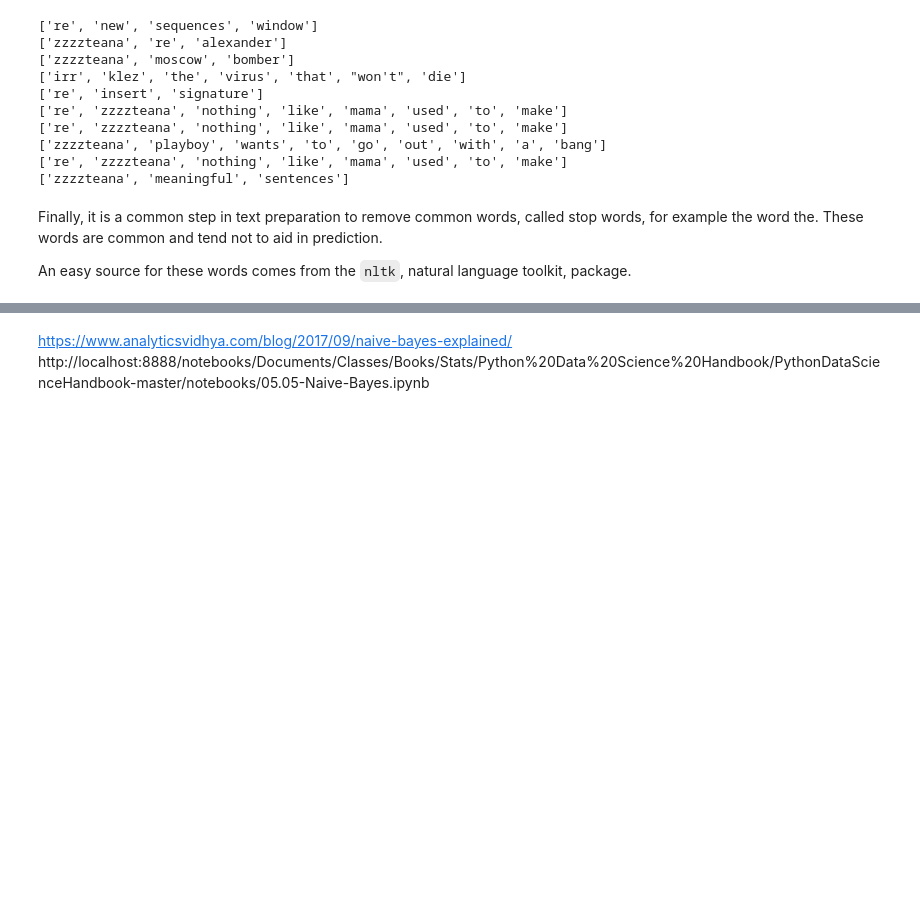
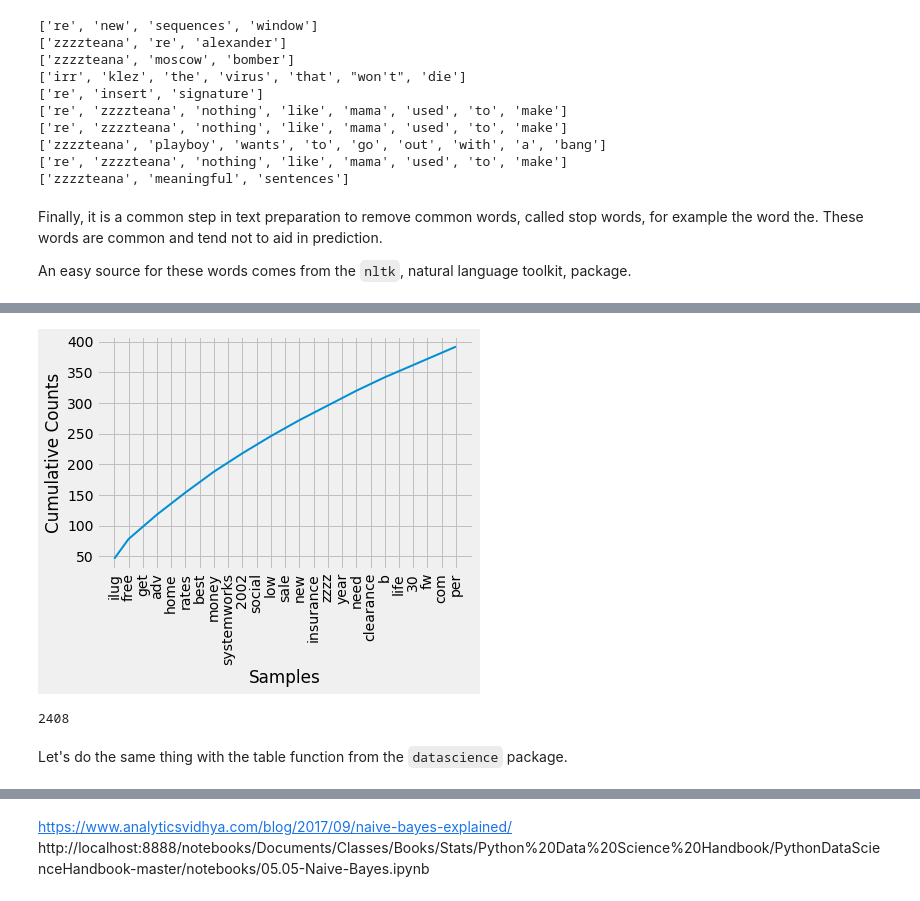
Before and after one commit to kwhorton/Math377Fall18, a Jupyter notebook: Project Working File.ipynb, the cells around one changed output, grey strips where cells are left out. Drawn from its saved outputs; the diff is of its cells as text; code cells hidden in the pictures; blank space fills up the shorter version.

```diff
--- a/Project Working File.ipynb
+++ b/Project Working File.ipynb
@@ -225,0 +302,11 @@ print(token1(data[1][0],stop_words))
+# %%
+freqdist.plot(25,cumulative=True)
+# %% [output]
+[figure, added]
+# %%
+# The total number of spam words
+freqdist.N()
+# %% [output]
+2408
+# %% [markdown]
+Let's do the same thing with the table function from the `datascience` package.
```
Also changed, not shown: parts of 135 cells of this notebook, 3 other files.
